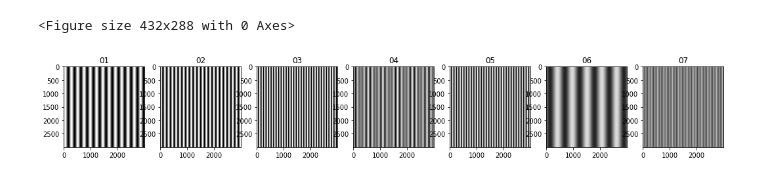
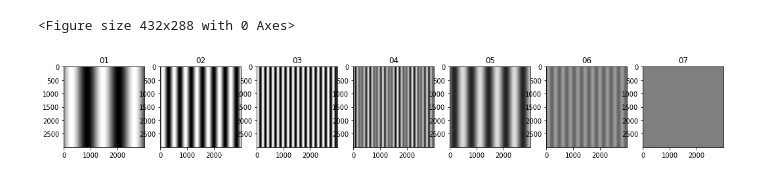
Before and after one commit to GreyImediary/tech_vision, a Jupyter notebook: practice_3/practice_3.ipynb, the cells around one changed output. Drawn from its saved outputs; the diff is of its cells as text; code cells hidden in the pictures.

```diff
--- a/practice_3/practice_3.ipynb
+++ b/practice_3/practice_3.ipynb
@@ -8,19 +8,28 @@ from prettytable import PrettyTable
 freq= 0.00366772681 * 100
 phase=0
 
-def function(x, chastota): # функция синуса
-    return(0.5*np.sin(x*chastota+phase)+0.5)
+def function(x, chastota, ph): # функция синуса
+    return(0.5*np.sin(x*chastota+ph)+0.5)
 
-def function_dis(chastota): # функция дискретизации
+def function_dis(freq, phase): # функция дискретизации
     out=np.array([])
     for i in np.arange(0,freq*3000,freq):
-        out=np.append(out,function(i, chastota))
+        out=np.append(out,function(i, freq, phase))
         # print(i)
     return out
 
-def draw(chastota):# вывод графика функции
-    x=np.arange(0,freq*3000,freq)
-    plt.plot(x,function(x, chastota))
+def draw(frequency, phase):# вывод графика функции
+    x=np.arange(0,frequency*3000,frequency)
+    plt.plot(x,function(x, frequency, phase))
     # plt.xlim(0,300)
     plt.ylim(0,1)
     plt.show()
+
+draw(freq, phase)
+draw(0.2 * freq, phase)
+draw(freq / 3, phase)
+draw(0.5 * freq, phase)
+draw(1 * freq, phase)
+draw(1.41 * freq, phase)
+draw(2 * freq, phase)
+draw(3 * freq, phase)
@@ -35,39 +50,39 @@ def image(row):
     return image
 # %%
 
-img1 = image(function_dis(0.2 * freq))
-img2 = image(function_dis(0.333 * freq))
-img3 = image(function_dis(0.5 * freq))
-img4 = image(function_dis(1 * freq))
-img5 = image(function_dis(1.41 * freq))
-img6 = image(function_dis(2 * freq))
-img7 = image(function_dis(3 * freq))
+img1 = image(function_dis(0.2 * freq, phase))
+img2 = image(function_dis(freq / 3, phase))
+img3 = image(function_dis(0.5 * freq, phase))
+img4 = image(function_dis(1 * freq, phase))
+img5 = image(function_dis(1.41 * freq, phase))
+img6 = image(function_dis(2 * freq, phase))
+img7 = image(function_dis(3 * freq, phase))
 
 fig = plt.figure()
 
 fig, ([ax1, ax2, ax3, ax4, ax5, ax6,ax7] ) = plt.subplots(
     nrows=1, ncols=7,
     figsize=(18, 14)
 )
 
 ax1.set_title('01')
 ax2.set_title('02')
 ax3.set_title('03')
 ax4.set_title('04')
 ax5.set_title('05')
 ax6.set_title('06')
 ax7.set_title('07')
 
 
 ax1.imshow(img1, cmap='gray')
 ax2.imshow(img2, cmap='gray')
 ax3.imshow(img3, cmap='gray')
 ax4.imshow(img4,cmap='gray')
 ax5.imshow(img5, cmap='gray')
 ax6.imshow(img6, cmap='gray')
 ax7.imshow(img7,cmap='gray')
 
 plt.show()
 # %% [output]
 <Figure size 432x288 with 0 Axes>
-[figure, old version]
+[figure, new version]
```
Also changed, not shown: parts of 3 cells of this notebook.
